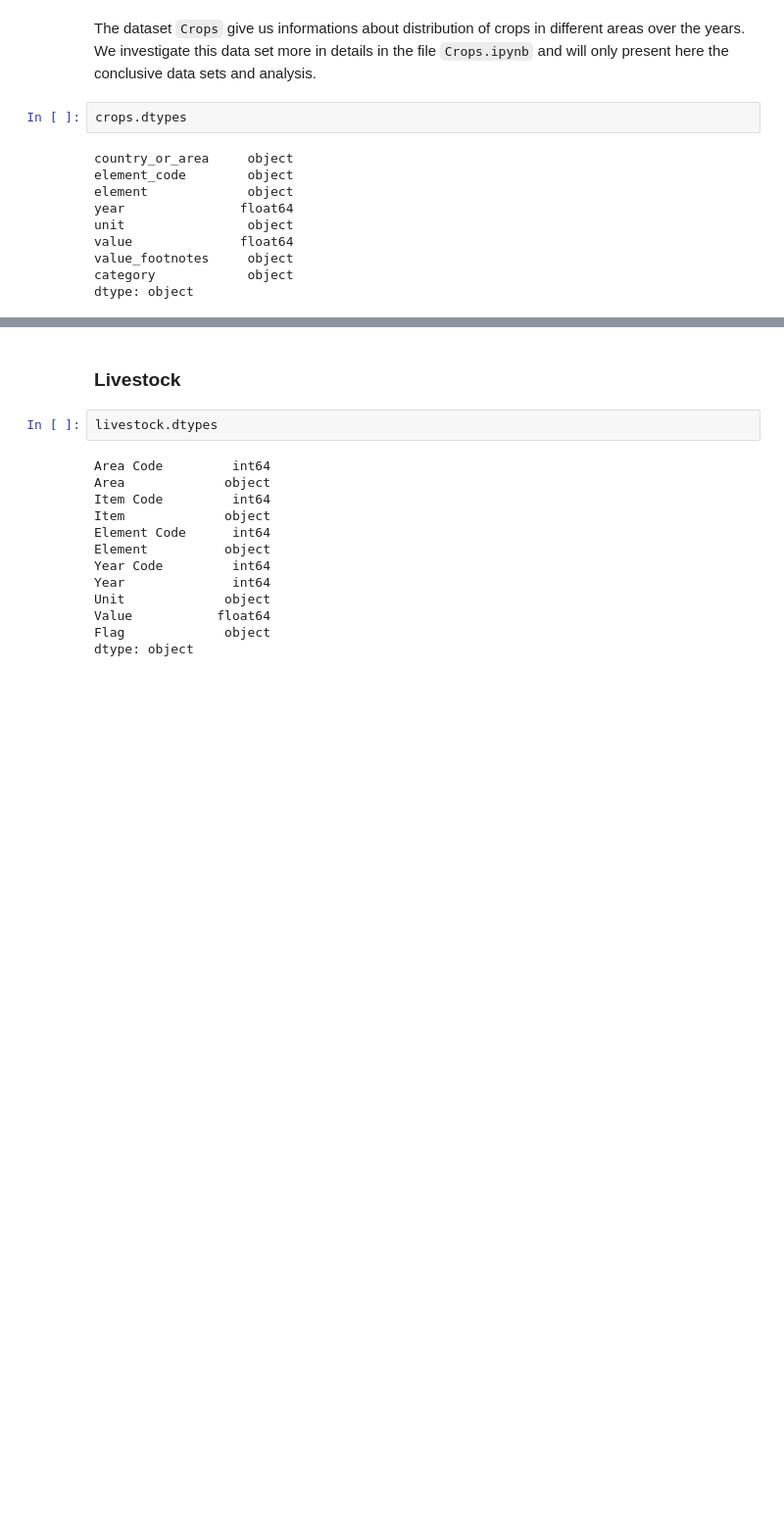
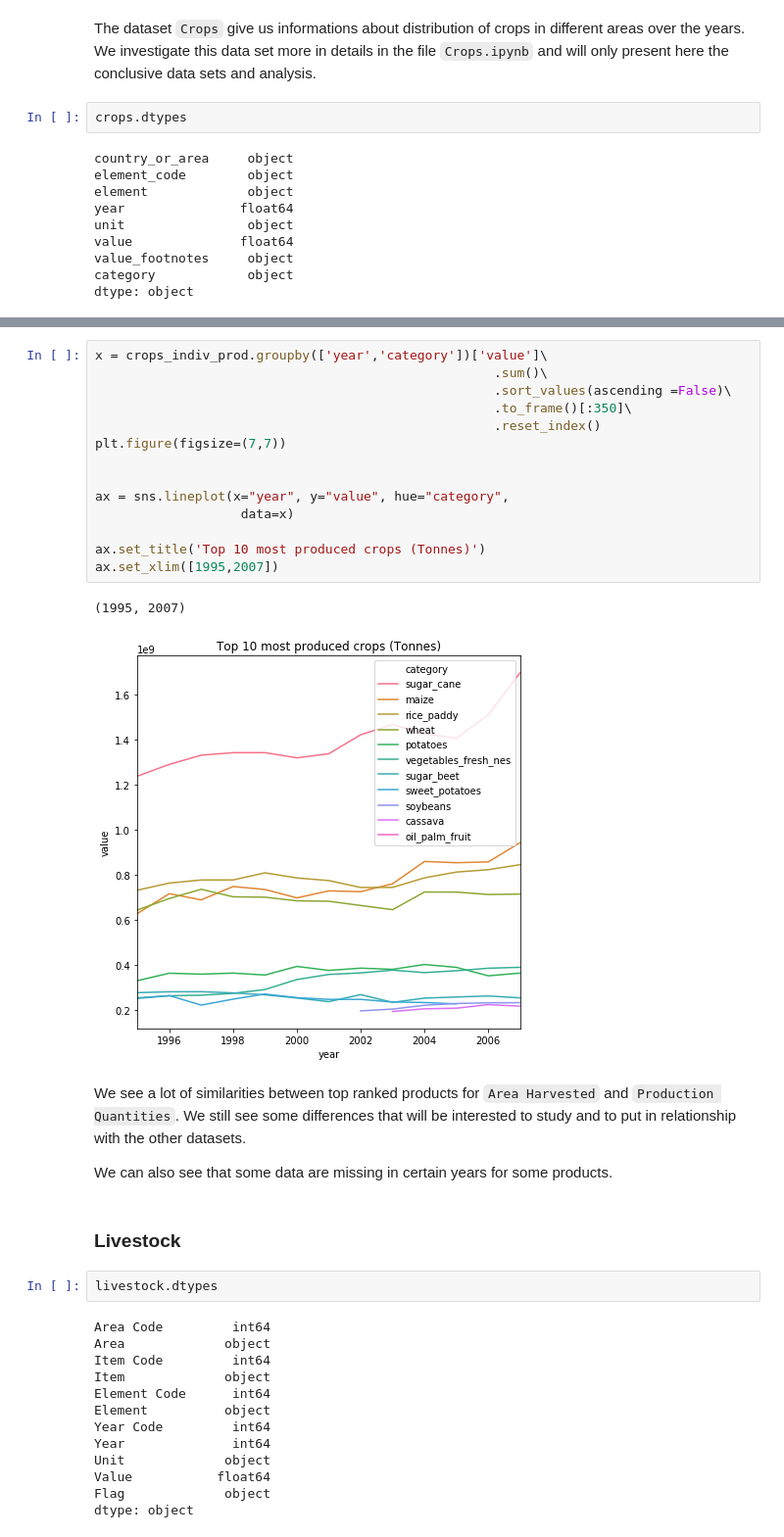
Before and after one commit to CeliaBenquet/Project_ADA, a Jupyter notebook: ada_project_true.ipynb, the cells around one changed output, grey strips where cells are left out. Shown at 98% size. Saved outputs shown, nothing was run; the diff lists cells and outputs as text; blank space fills up the shorter version.

```diff
--- a/ada_project_true.ipynb
+++ b/ada_project_true.ipynb
@@ -508,3 +879,24 @@ From investigation in `Crops.ipynb`, we describe each features of the dataFrame:
+# %%
+x = crops_indiv_prod.groupby(['year','category'])['value']\
+                                                    .sum()\
+                                                    .sort_values(ascending =False)\
+                                                    .to_frame()[:350]\
+                                                    .reset_index()
+plt.figure(figsize=(7,7))
+
+
+ax = sns.lineplot(x="year", y="value", hue="category",
+                   data=x)
+
+ax.set_title('Top 10 most produced crops (Tonnes)')
+ax.set_xlim([1995,2007])
+# %% [output]
+(1995, 2007)
+[figure, added]
+# %% [markdown]
+We see a lot of similarities between top ranked products for `Area Harvested` and `Production Quantities`. We still see some differences that will be interested to study and to put in relationship with the other datasets.
+
+We can also see that some data are missing in certain years for some products.
 # %% [markdown]
 <a id="livestock"></a>
 ### Livestock
```
Also changed, not shown: parts of 46 cells of this notebook.
